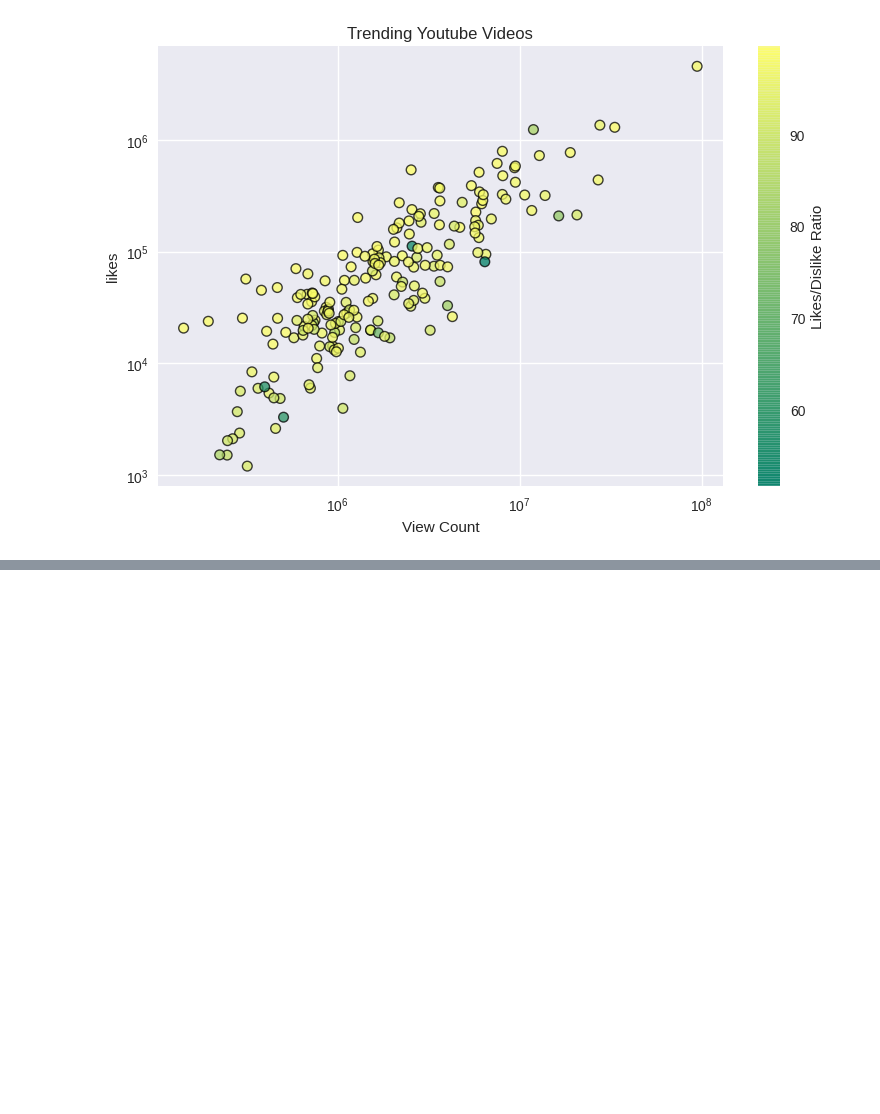
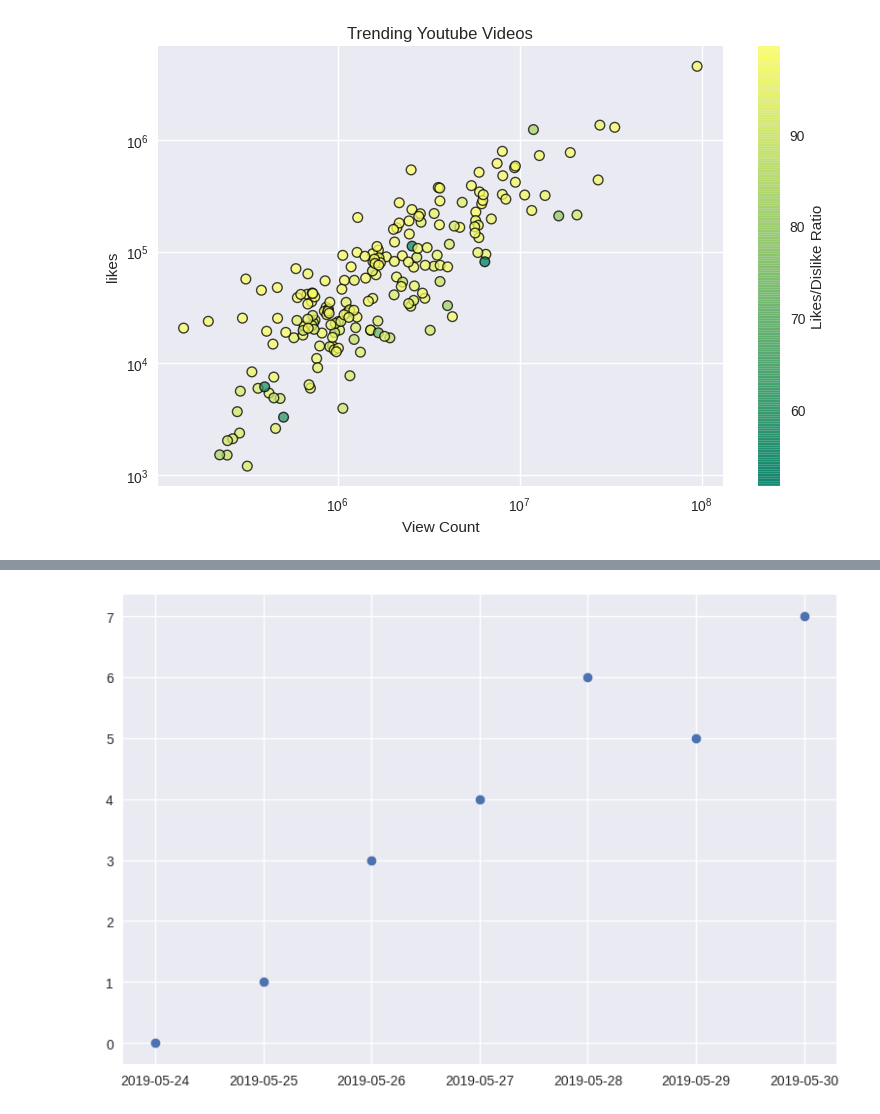
Before and after one commit to monisakhtar/ML, a Jupyter notebook: Matplotlib.ipynb, the cells around one changed output, grey strips where cells are left out. Saved outputs shown, nothing was run; the diff lists cells and outputs as text; code cells hidden in the pictures; blank space fills up the shorter version.

```diff
--- a/Matplotlib.ipynb
+++ b/Matplotlib.ipynb
@@ -623,0 +655,6 @@ plt.show()
+# %%
+plt.plot_date(dates, y)
+plt.tight_layout()
+plt.show()
+# %% [output]
+[figure, added]
```
Also changed, not shown: parts of 9 cells of this notebook.
